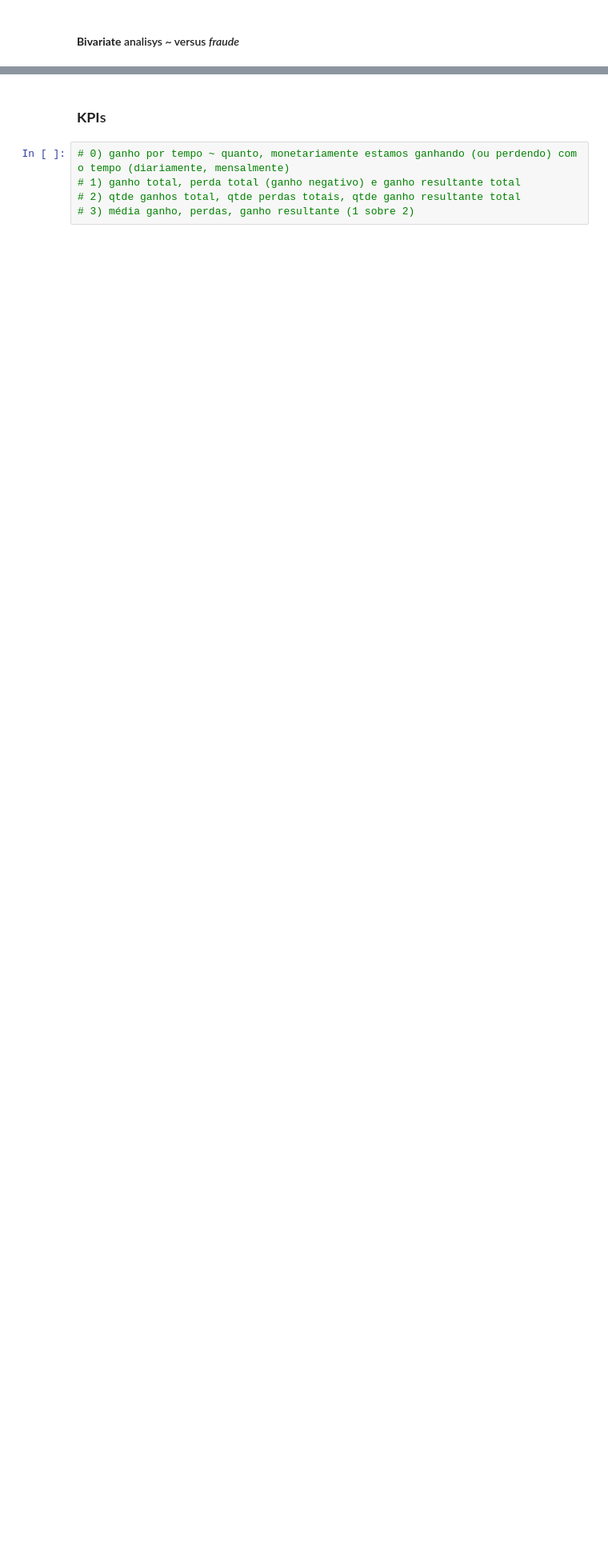
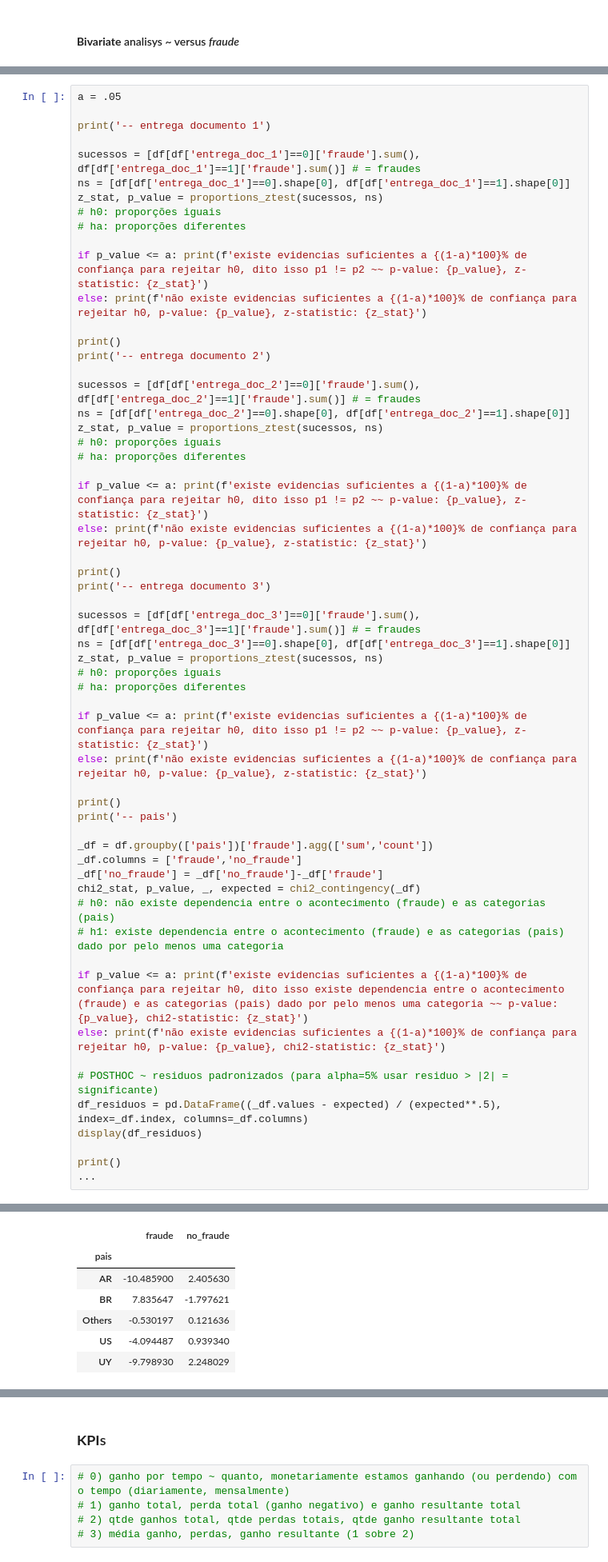
Before and after one commit to richardsantino/EBA-cases, a Jupyter notebook: 9. TCC/3 - fraude.ipynb, the cells around one changed output, grey strips where cells are left out. Shown at 80% size. Drawn from its saved outputs; the diff is of its cells as text; blank space fills up the shorter version.

```diff
--- a/9. TCC/3 - fraude.ipynb
+++ b/9. TCC/3 - fraude.ipynb
@@ -430,3 +432,61 @@ plt.tight_layout()
 plt.show()
 # %% [output]
 [figure]
+# %%
+a = .05
+
+print('-- entrega documento 1')
+
+sucessos = [df[df['entrega_doc_1']==0]['fraude'].sum(), df[df['entrega_doc_1']==1]['fraude'].sum()] # = fraudes
+ns = [df[df['entrega_doc_1']==0].shape[0], df[df['entrega_doc_1']==1].shape[0]]
+z_stat, p_value = proportions_ztest(sucessos, ns)
+# h0: proporções iguais
+# ha: proporções diferentes
+
+if p_value <= a: print(f'existe evidencias suficientes a {(1-a)*100}% de confiança para rejeitar h0, dito isso p1 != p2 ~~ p-value: {p_value}, z-statistic: {z_stat}')
+else: print(f'não existe evidencias suficientes a {(1-a)*100}% de confiança para rejeitar h0, p-value: {p_value}, z-statistic: {z_stat}')
+
+print()
+print('-- entrega documento 2')
+
+sucessos = [df[df['entrega_doc_2']==0]['fraude'].sum(), df[df['entrega_doc_2']==1]['fraude'].sum()] # = fraudes
+ns = [df[df['entrega_doc_2']==0].shape[0], df[df['entrega_doc_2']==1].shape[0]]
+z_stat, p_value = proportions_ztest(sucessos, ns)
+# h0: proporções iguais
+# ha: proporções diferentes
+
+if p_value <= a: print(f'existe evidencias suficientes a {(1-a)*100}% de confiança para rejeitar h0, dito isso p1 != p2 ~~ p-value: {p_value}, z-statistic: {z_stat}')
+else: print(f'não existe evidencias suficientes a {(1-a)*100}% de confiança para rejeitar h0, p-value: {p_value}, z-statistic: {z_stat}')
+
+print()
+print('-- entrega documento 3')
+
+sucessos = [df[df['entrega_doc_3']==0]['fraude'].sum(), df[df['entrega_doc_3']==1]['fraude'].sum()] # = fraudes
+ns = [df[df['entrega_doc_3']==0].shape[0], df[df['entrega_doc_3']==1].shape[0]]
+z_stat, p_value = proportions_ztest(sucessos, ns)
+# h0: proporções iguais
+# ha: proporções diferentes
+
+if p_value <= a: print(f'existe evidencias suficientes a {(1-a)*100}% de confiança para rejeitar h0, dito isso p1 != p2 ~~ p-value: {p_value}, z-statistic: {z_stat}')
+else: print(f'não existe evidencias suficientes a {(1-a)*100}% de confiança para rejeitar h0, p-value: {p_value}, z-statistic: {z_stat}')
+
+print()
+print('-- pais')
+
+_df = df.groupby(['pais'])['fraude'].agg(['sum','count'])
+_df.columns = ['fraude','no_fraude']
+_df['no_fraude'] = _df['no_fraude']-_df['fraude']
+chi2_stat, p_value, _, expected = chi2_contingency(_df)
+# h0: não existe dependencia entre o acontecimento (fraude) e as categorias (pais)
+# h1: existe dependencia entre o acontecimento (fraude) e as categorias (pais) dado por pelo menos uma categoria
+
+if p_value <= a: print(f'existe evidencias suficientes a {(1-a)*100}% de confiança para rejeitar h0, dito isso existe dependencia entre o acontecimento (fraude) e as categorias (pais) dado por pelo menos uma categoria ~~ p-value: {p_value}, chi2-statistic: {z_stat}')
+else: print(f'não existe evidencias suficientes a {(1-a)*100}% de confiança para rejeitar h0, p-value: {p_value}, chi2-statistic: {z_stat}')
+
+# POSTHOC ~ residuos padronizados (para alpha=5% usar residuo > |2| = significante)
+df_residuos = pd.DataFrame((_df.values - expected) / (expected**.5), index=_df.index, columns=_df.columns)
+display(df_residuos)
+
+print()
+...
+# %% [output]
@@ -432,0 +504,7 @@ plt.show()
+|  | fraude | no_fraude |
+| pais |  |  |
+| AR | -10.485900 | 2.405630 |
+| BR | 7.835647 | -1.797621 |
+| Others | -0.530197 | 0.121636 |
+| US | -4.094487 | 0.939340 |
+| UY | -9.798930 | 2.248029 |
```
Also changed, not shown: parts of 4 cells of this notebook.
